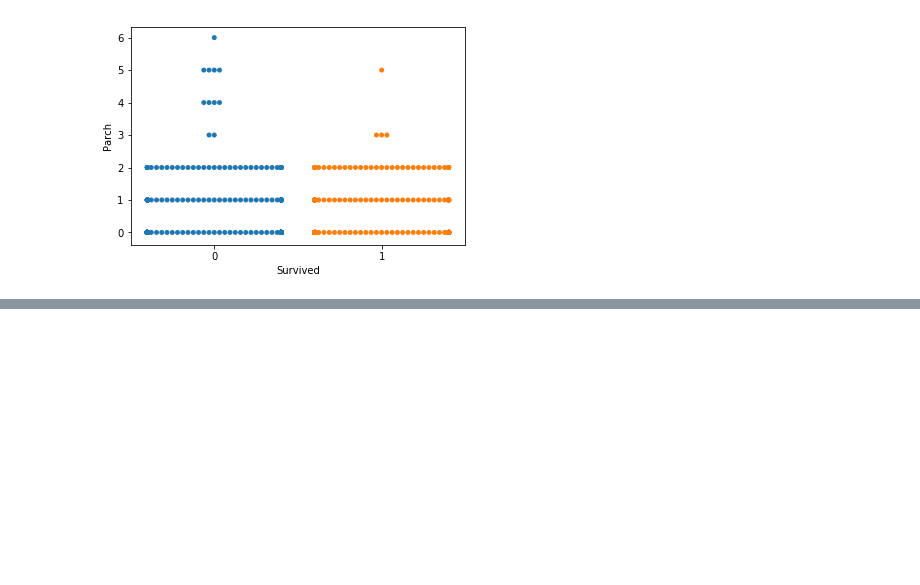
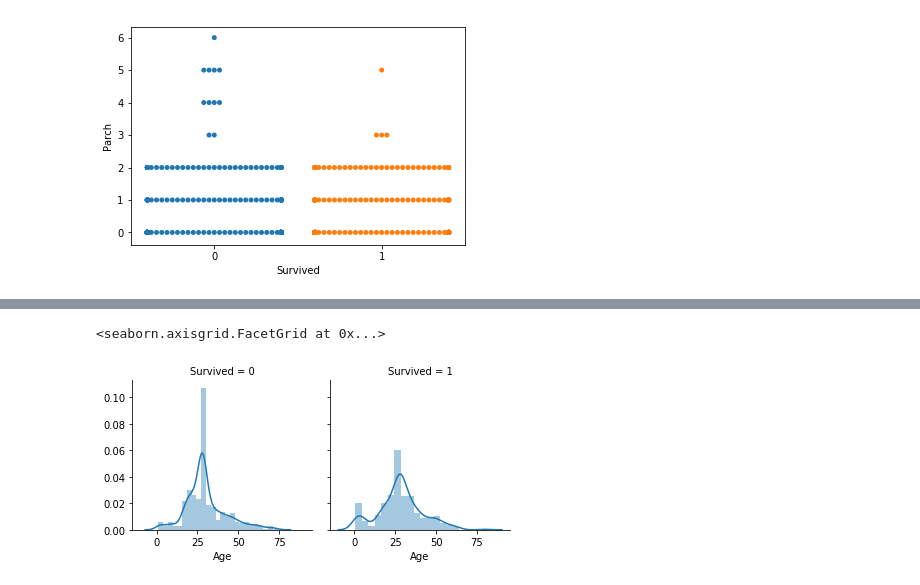
Before and after one commit to Elwing-Chou/MLFTC, a Jupyter notebook: Plot.ipynb, the cells around one changed output, grey strips where cells are left out. Drawn from its saved outputs; the diff is of its cells as text; code cells hidden in the pictures; blank space fills up the shorter version.

```diff
--- a/Plot.ipynb
+++ b/Plot.ipynb
@@ -56,0 +67,6 @@ sns.swarmplot(x=df["Survived"], y=df["Parch"])
+# %%
+grid = sns.FacetGrid(df, col="Survived")
+grid.map(sns.distplot, "Age")
+# %% [output]
+<seaborn.axisgrid.FacetGrid at 0x...>
+[figure, added]
```
Also changed, not shown: parts of 2 cells of this notebook.
